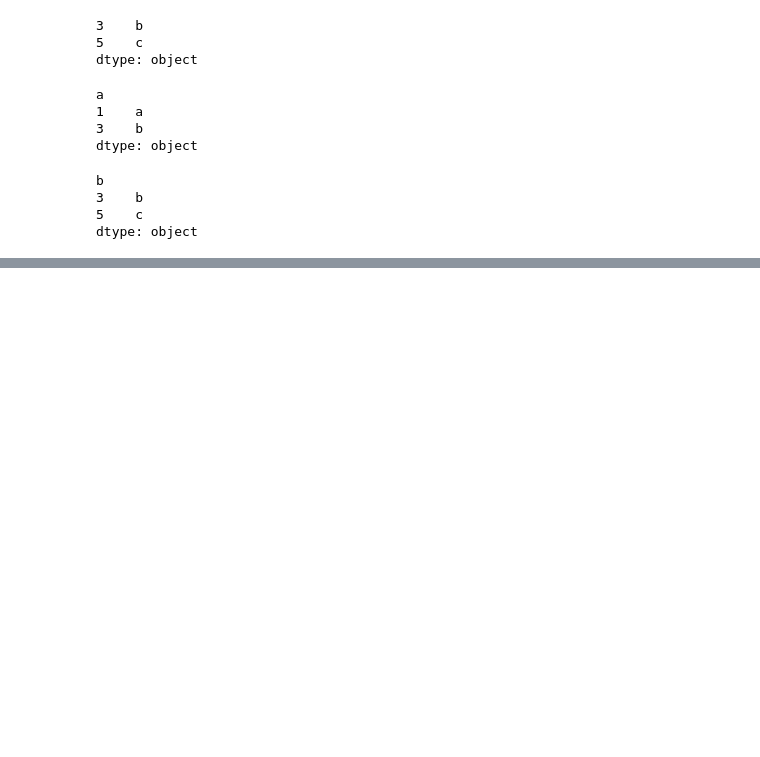
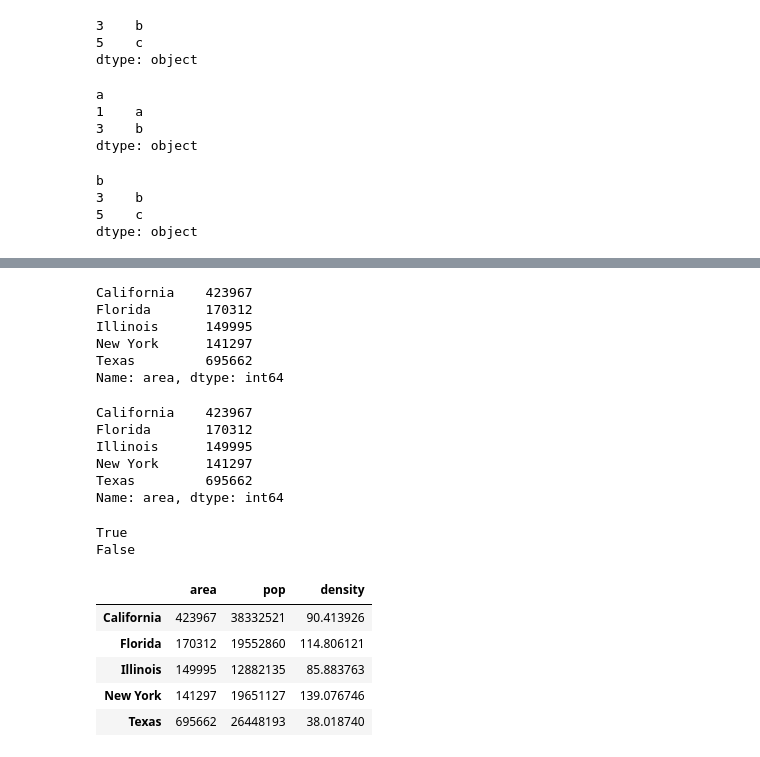
Before and after one commit to capgar/PythonDataScienceHandbook, a Jupyter notebook: notebooks/ch3-pandas.ipynb, the cells around one changed output, grey strips where cells are left out. Saved outputs shown, nothing was run; the diff lists cells and outputs as text; code cells hidden in the pictures; blank space fills up the shorter version.

```diff
--- a/notebooks/ch3-pandas.ipynb
+++ b/notebooks/ch3-pandas.ipynb
@@ -410,0 +418,5 @@ dtype: object
+# %%
+area = pd.Series({'California': 423967, 'Texas': 695662,'New York': 141297, 'Florida': 170312, 'Illinois': 149995})
+pop = pd.Series({'California': 38332521, 'Texas': 26448193,'New York': 19651127, 'Florida': 19552860, 'Illinois': 12882135})
+data = pd.DataFrame({'area':area, 'pop':pop})
+data
@@ -410,0 +430,43 @@ dtype: object
+# %%
+# access a Series via dictionary-style indexing of column name:
+data['area']
+# %% [output]
+California    423967
+Florida       170312
+Illinois      149995
+New York      141297
+Texas         695662
+Name: area, dtype: int64
+# %%
+# or use attribute-style access with column names (if the names are strings)
+data.area
+# %% [output]
+California    423967
+Florida       170312
+Illinois      149995
+New York      141297
+Texas         695662
+Name: area, dtype: int64
+# %%
+# both methods are the same if column name is a string
+print(data.area is data['area'])
+# this doesn't always work, for example, "pop" is a method of dataframe
+print(data.pop is data['pop'])
+# use:
+# data['pop'] = z
+# not:
+# data.pop = z
+# %% [output]
+True
+False
+# %%
+# adding column using dictionary-like syntax
+data['density'] = data['pop'] / data['area']
+data
+# %% [output]
+|  | area | pop | density |
+| California | 423967 | 38332521 | 90.413926 |
+| Florida | 170312 | 19552860 | 114.806121 |
+| Illinois | 149995 | 12882135 | 85.883763 |
+| New York | 141297 | 19651127 | 139.076746 |
+| Texas | 695662 | 26448193 | 38.018740 |
```
Also changed, not shown: parts of 5 cells of this notebook, 1 other file.
